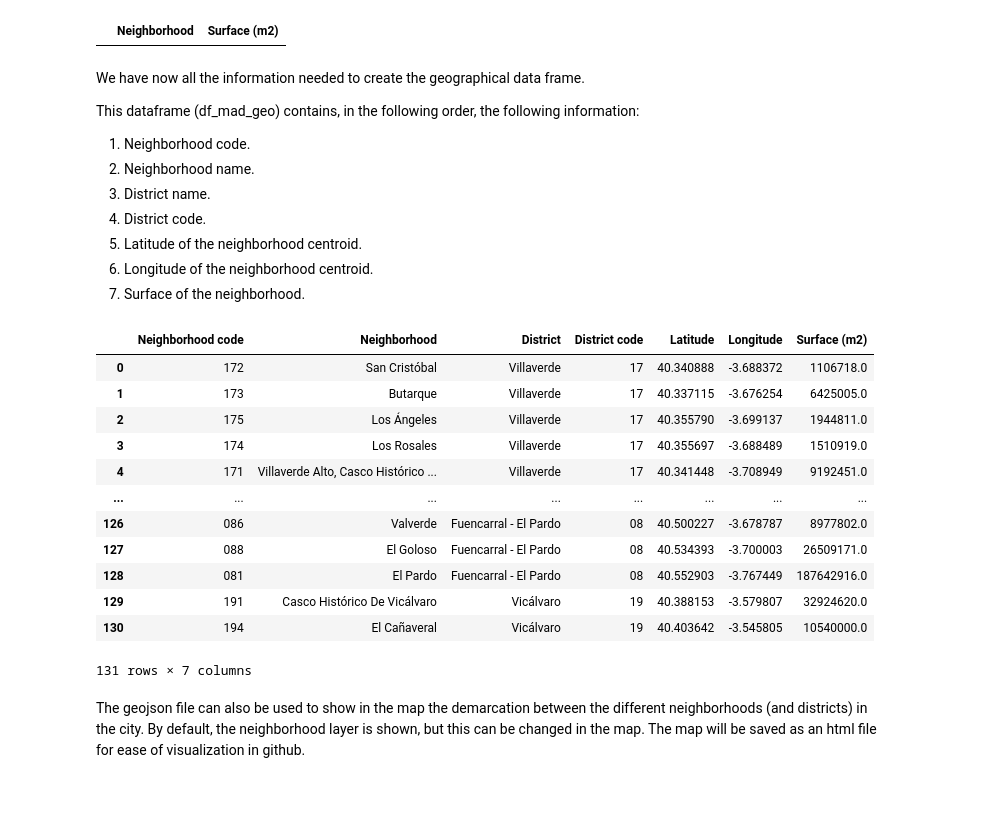
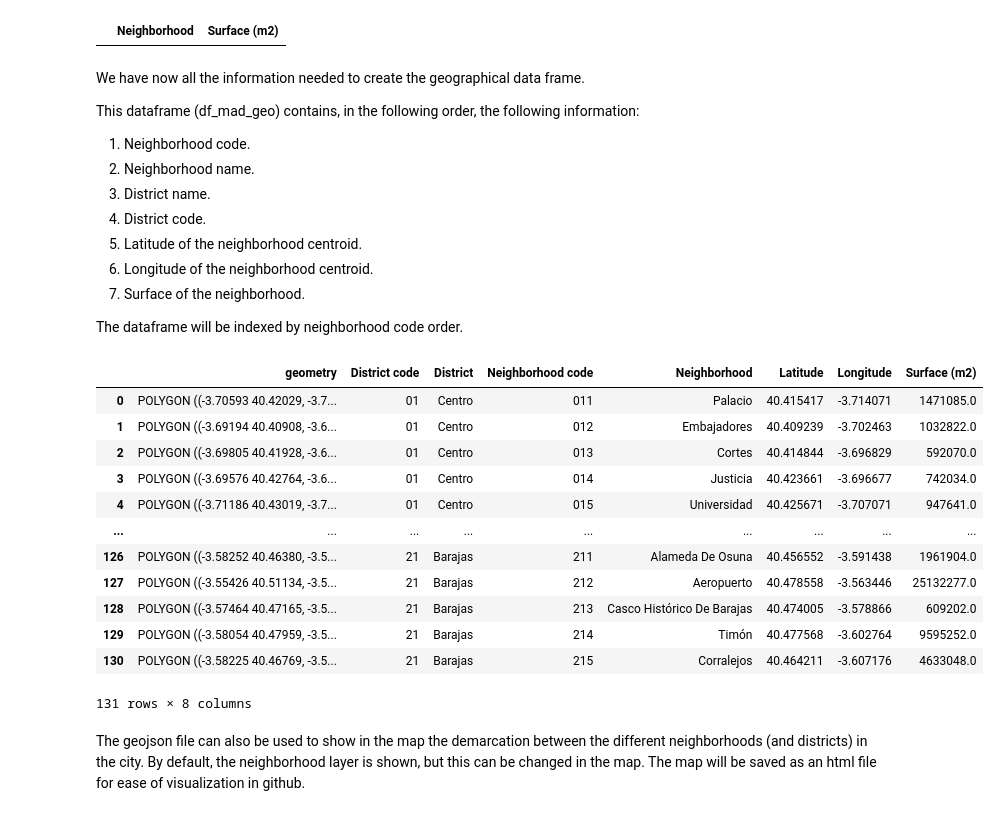
Before and after one commit to jpripen/Coursera_capstone, a Jupyter notebook: Battle of the Neighborhoods/Battle of the Neighborhoods.ipynb, the cells around one changed output. Drawn from its saved outputs; the diff is of its cells as text; code cells hidden in the pictures.

Commit message:
Improved geographical capabilities with geopandas

```diff
--- a/Battle of the Neighborhoods/Battle of the Neighborhoods.ipynb
+++ b/Battle of the Neighborhoods/Battle of the Neighborhoods.ipynb
@@ -97,13 +104,17 @@ with open(path,"r") as f:
 # data.keys()
 # data['features'][0].keys()
 # data['features'][0]['properties']['NOMBRE']
+# #We got this from the exploration of the json, and will be useful to construct the geographical data frame.
+# dist='properties.NOMDIS'
+# dist_num='properties.CODDIS'
+# neig='properties.NOMBRE'
+# neig_num='properties.CODBAR'
+# coords = 'geometry.coordinates'
 
-#Create the dataframe with the piece of json of interest
-df_neigh = pd.json_normalize(data_neigh['features'])
+#Create the dataframe from the geojson
+df_mad_1=gpd.GeoDataFrame.from_features(data_neigh, crs='EPSG:4326')
 
-#We got this from the exploration of the json, and will be useful to construct the geographical data frame.
-dist='properties.NOMDIS'
-dist_num='properties.CODDIS'
-neig='properties.NOMBRE'
-neig_num='properties.CODBAR'
-coords = 'geometry.coordinates'
+#We get rid of the columns that we dont need and rename the ones of interest
+df_mad_1.drop(['OBJECTID', 'geodb_oid', 'CODBARRIO','CODDISTRIT', 'ORIG_FID'],axis=1,inplace=True)
+df_mad_1.columns=['geometry','District code','District','Neighborhood code','Neighborhood']
+df_mad_1.head()
@@ -112,9 +130,7 @@ The centroids will be calculated with the 'geometry.coordinates' data obtained f
 # %%
-#Calculation of centroids for the neighborhoods from the polygon files in json
-cent_long=np.zeros([len(df_neigh[coords]),1])
-cent_lat=np.zeros([len(df_neigh[coords]),1])
-
-for i in range(len(df_neigh[coords])):
-    centroid=list(Polygon(df_neigh[coords][i][0]).centroid.coords)
-    cent_long[i,0]=centroid[0][0]
-    cent_lat[i,0]=centroid[0][1]
+#Calculation of centroids for the neighborhoods
+cent_long=[]
+cent_lat=[]
+for i in df_mad_1['geometry']:
+    cent_long.append(list(i.centroid.coords)[0][0])
+    cent_lat.append(list(i.centroid.coords)[0][1])
@@ -123,9 +139,9 @@ From this dataframe we will take the neighborhood name, district, the codes for
 # %%
 #We have all the information to create the geographic dataframe:
-df_mad_1=df_neigh[[neig_num,neig,dist,dist_num]].copy();
-df_mad_1.columns=['Neighborhood code','Neighborhood','District','District code']
 df_mad_1['Latitude']=cent_lat;
 df_mad_1['Longitude']=cent_long;
 df_mad_1['Neighborhood']=df_mad_1['Neighborhood'].apply(lambda x: x.title())
+df_mad_1.sort_values(by=['Neighborhood code'], inplace=True)
+df_mad_1.reset_index(drop=True,inplace=True)
 df_mad_1.head()
 # %% [output]
@@ -230,23 +245,27 @@ This dataframe (df_mad_geo) contains, in the following order, the following info
 5. Latitude of the neighborhood centroid.
 6. Longitude of the neighborhood centroid.
 7. Surface of the neighborhood.
+
+The dataframe will be indexed by neighborhood code order.
 # %%
 df_mad_geo = pd.merge(left=df_mad_1, right=df_mad_2, how='outer', left_on='Neighborhood', right_on='Neighborhood')
+df_mad_geo.sort_values(by=['Neighborhood code'], inplace=True)
+df_mad_geo.reset_index(drop=True,inplace=True)
 df_mad_geo
 # %% [output]
-|  | Neighborhood code | Neighborhood | District | District code | Latitude | Longitude | Surface (m2) |
-| 0 | 172 | San Cristóbal | Villaverde | 17 | 40.340888 | -3.688372 | 1106718.0 |
-| 1 | 173 | Butarque | Villaverde | 17 | 40.337115 | -3.676254 | 6425005.0 |
-| 2 | 175 | Los Ángeles | Villaverde | 17 | 40.355790 | -3.699137 | 1944811.0 |
-| 3 | 174 | Los Rosales | Villaverde | 17 | 40.355697 | -3.688489 | 1510919.0 |
-| 4 | 171 | Villaverde Alto, Casco Histórico ... | Villaverde | 17 | 40.341448 | -3.708949 | 9192451.0 |
-| ... | ... | ... | ... | ... | ... | ... | ... |
-| 126 | 086 | Valverde | Fuencarral - El Pardo | 08 | 40.500227 | -3.678787 | 8977802.0 |
-| 127 | 088 | El Goloso | Fuencarral - El Pardo | 08 | 40.534393 | -3.700003 | 26509171.0 |
-| 128 | 081 | El Pardo | Fuencarral - El Pardo | 08 | 40.552903 | -3.767449 | 187642916.0 |
-| 129 | 191 | Casco Histórico De Vicálvaro | Vicálvaro | 19 | 40.388153 | -3.579807 | 32924620.0 |
-| 130 | 194 | El Cañaveral | Vicálvaro | 19 | 40.403642 | -3.545805 | 10540000.0 |
+|  | geometry | District code | District | Neighborhood code | Neighborhood | Latitude | Longitude | Surface (m2) |
+| 0 | POLYGON ((-3.70593 40.42029, -3.7... | 01 | Centro | 011 | Palacio | 40.415417 | -3.714071 | 1471085.0 |
+| 1 | POLYGON ((-3.69194 40.40908, -3.6... | 01 | Centro | 012 | Embajadores | 40.409239 | -3.702463 | 1032822.0 |
+| 2 | POLYGON ((-3.69805 40.41928, -3.6... | 01 | Centro | 013 | Cortes | 40.414844 | -3.696829 | 592070.0 |
+| 3 | POLYGON ((-3.69576 40.42764, -3.6... | 01 | Centro | 014 | Justicia | 40.423661 | -3.696677 | 742034.0 |
+| 4 | POLYGON ((-3.71186 40.43019, -3.7... | 01 | Centro | 015 | Universidad | 40.425671 | -3.707071 | 947641.0 |
+| ... | ... | ... | ... | ... | ... | ... | ... | ... |
+| 126 | POLYGON ((-3.58252 40.46380, -3.5... | 21 | Barajas | 211 | Alameda De Osuna | 40.456552 | -3.591438 | 1961904.0 |
+| 127 | POLYGON ((-3.55426 40.51134, -3.5... | 21 | Barajas | 212 | Aeropuerto | 40.478558 | -3.563446 | 25132277.0 |
+| 128 | POLYGON ((-3.57464 40.47165, -3.5... | 21 | Barajas | 213 | Casco Histórico De Barajas | 40.474005 | -3.578866 | 609202.0 |
+| 129 | POLYGON ((-3.58054 40.47959, -3.5... | 21 | Barajas | 214 | Timón | 40.477568 | -3.602764 | 9595252.0 |
+| 130 | POLYGON ((-3.58225 40.46769, -3.5... | 21 | Barajas | 215 | Corralejos | 40.464211 | -3.607176 | 4633048.0 |
-131 rows × 7 columns
+131 rows × 8 columns
 # %% [markdown]
 The geojson file can also be used to show in the map the demarcation between the different neighborhoods (and districts) in the city. By default, the neighborhood layer is shown, but this can be changed in the map. The map will be saved as an html file for ease of visualization in github.
 # %%
```
Also changed, not shown: parts of 17 cells of this notebook, 2 other files.
